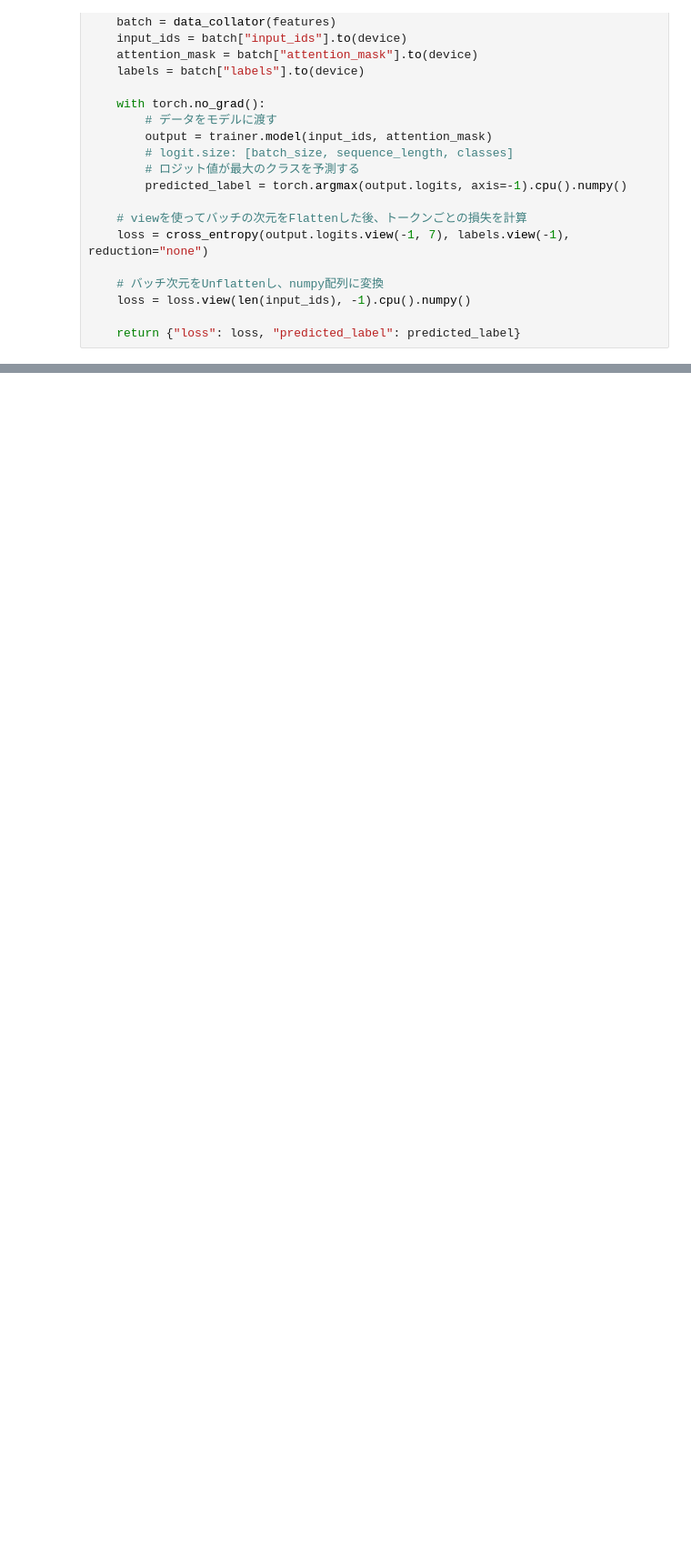
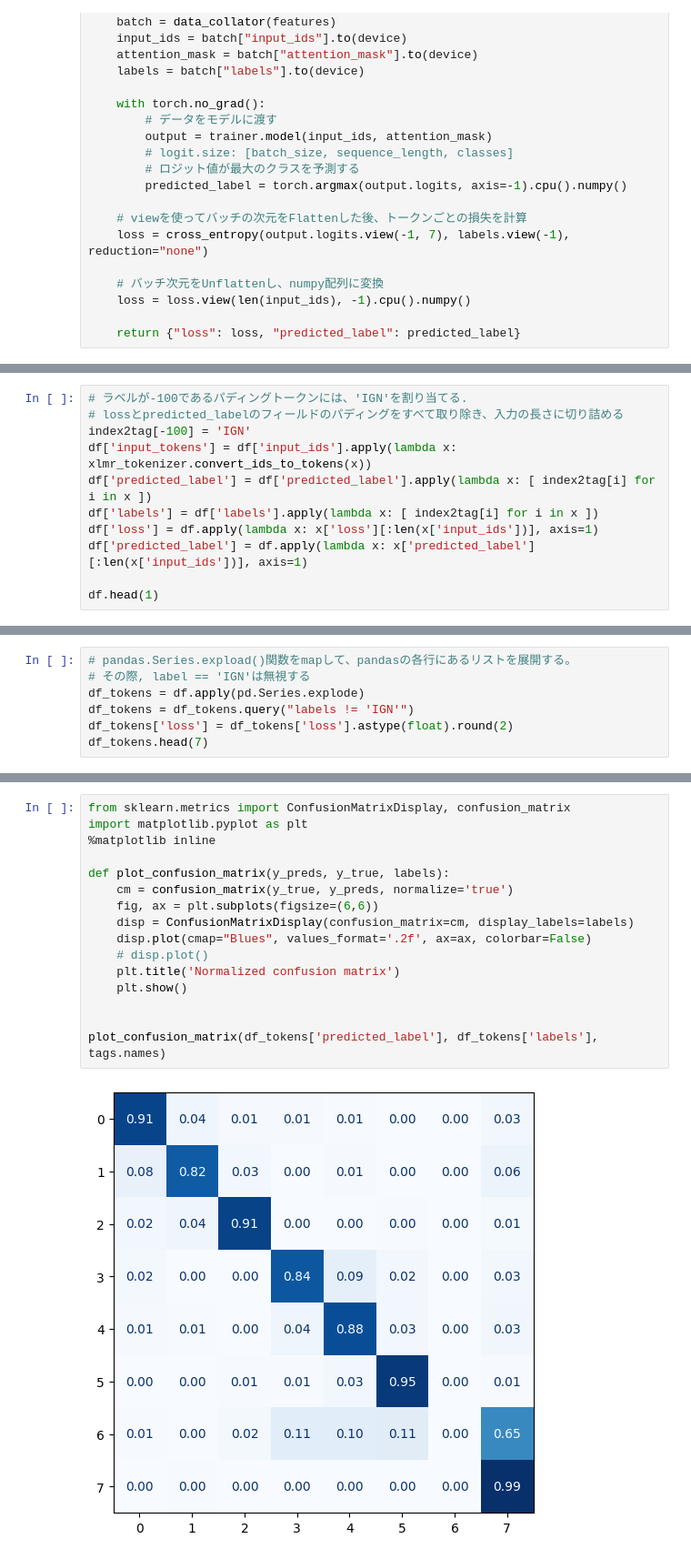
Before and after one commit to inoueshinichi/Book_Transformers, a Jupyter notebook: ch04_ner.ipynb, the cells around one changed output, grey strips where cells are left out. Shown at 91% size. Cells and saved outputs as stored; diff of their text form; blank space fills up the shorter version.

```diff
--- a/ch04_ner.ipynb
+++ b/ch04_ner.ipynb
@@ -707,0 +808,11 @@ df = valid_set.to_pandas()
+# %%
+# ラベルが-100であるパディングトークンには、'IGN'を割り当てる.
+# lossとpredicted_labelのフィールドのパディングをすべて取り除き、入力の長さに切り詰める
+index2tag[-100] = 'IGN'
+df['input_tokens'] = df['input_ids'].apply(lambda x: xlmr_tokenizer.convert_ids_to_tokens(x))
+df['predicted_label'] = df['predicted_label'].apply(lambda x: [ index2tag[i] for i in x ])
+df['labels'] = df['labels'].apply(lambda x: [ index2tag[i] for i in x ])
+df['loss'] = df.apply(lambda x: x['loss'][:len(x['input_ids'])], axis=1)
+df['predicted_label'] = df.apply(lambda x: x['predicted_label'][:len(x['input_ids'])], axis=1)
+
+df.head(1)
@@ -707,0 +822,7 @@ df = valid_set.to_pandas()
+# %%
+# pandas.Series.expload()関数をmapして、pandasの各行にあるリストを展開する。
+# その際, label == 'IGN'は無視する
+df_tokens = df.apply(pd.Series.explode)
+df_tokens = df_tokens.query("labels != 'IGN'")
+df_tokens['loss'] = df_tokens['loss'].astype(float).round(2)
+df_tokens.head(7)
@@ -707,0 +909,18 @@ df = valid_set.to_pandas()
+# %%
+from sklearn.metrics import ConfusionMatrixDisplay, confusion_matrix
+import matplotlib.pyplot as plt
+%matplotlib inline
+
+def plot_confusion_matrix(y_preds, y_true, labels):
+    cm = confusion_matrix(y_true, y_preds, normalize='true')
+    fig, ax = plt.subplots(figsize=(6,6))
+    disp = ConfusionMatrixDisplay(confusion_matrix=cm, display_labels=labels)
+    disp.plot(cmap="Blues", values_format='.2f', ax=ax, colorbar=False)
+    # disp.plot()
+    plt.title('Normalized confusion matrix')
+    plt.show()
+
+
+plot_confusion_matrix(df_tokens['predicted_label'], df_tokens['labels'], tags.names)
+# %% [output]
+[figure, added]
```
Also changed, not shown: parts of 77 cells of this notebook, 1 other file.
